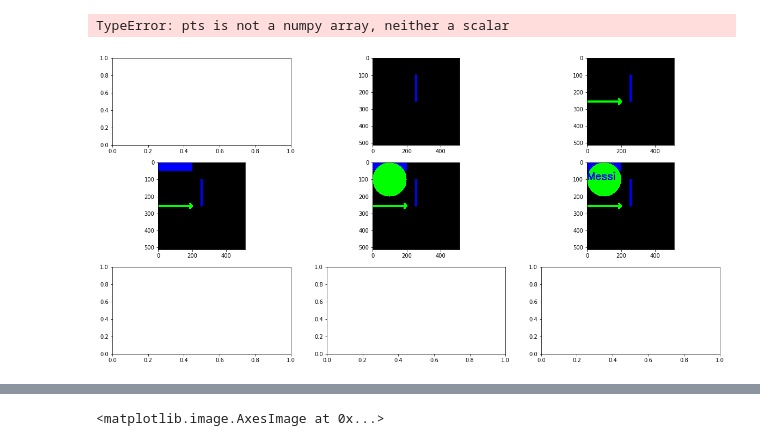
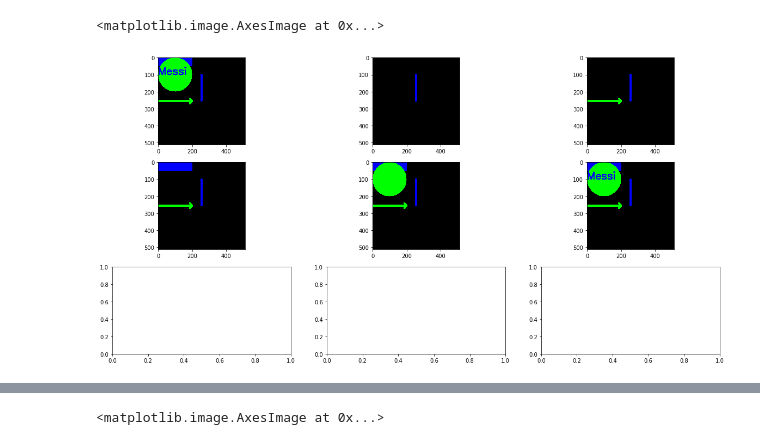
Before and after one commit to anishdass/CV, a Jupyter notebook: Notebooks/Drawing_Geometric_Shapes.ipynb, the cells around one changed output, grey strips where cells are left out. Saved outputs shown, nothing was run; the diff lists cells and outputs as text; code cells hidden in the pictures.

```diff
--- a/Notebooks/Drawing_Geometric_Shapes.ipynb
+++ b/Notebooks/Drawing_Geometric_Shapes.ipynb
@@ -6,39 +6,34 @@ import matplotlib.pyplot as plt
 # %%
 fig, axs = plt.subplots(3, 3, figsize = (20, 10))
 #img = cv2.imread('C:\\Users\\80SM01YGIH\\Anish\\CV101\\messi5 - Copy.jpg', -1)
 #img = cv2.cvtColor(img, cv2.COLOR_BGR2RGB)
 
 img = np.zeros([512, 512, 3], np.uint8)
 #Draw a straight line
 straight_line = cv2.line(img, (255, 255), (255, 100), (0, 0, 255), 10)
 axs[0][1].imshow(straight_line)
 
 #Draw an arrowed line
 arrowed_line = cv2.arrowedLine(img, (0, 255), (200, 255), (0, 255, 0), 10)
 axs[0][2].imshow(arrowed_line)
 
 #Draw a rectangle
 draw_rectangle = cv2.rectangle(img, (0, 0), (200, 50), (0, 0, 255), -1)
 axs[1][0].imshow(draw_rectangle)
 
 #Draw a circle
 draw_circle = cv2.circle(img, (100, 100), 100, (0, 255, 0), -1)
 axs[1][1].imshow(draw_circle)
 
 #Adding a text
 font = cv2.FONT_HERSHEY_SIMPLEX
 add_text = cv2.putText(img, 'Messi', (0, 100), font, 2, (0, 0, 255), 5, cv2.LINE_AA)
 axs[1][2].imshow(add_text)
 
-#Drawing a polynomial
-pts = [[1,100], [100,200], [200,150]]
-polygon = cv2.polylines(img, [pts], True, (200, 0, 0))
-axs[2][0].imshow(polygon)
-
 axs[0][0].imshow(img, cmap = 'gray')
 # %% [output]
-TypeError: pts is not a numpy array, neither a scalar
+<matplotlib.image.AxesImage at 0x...>
-[figure, old version]
+[figure, new version]
 # %%
 cv2.imshow('LinedImage', lined_image)
 cv2.waitKey(0)
```
Also changed, not shown: parts of 1 cell of this notebook, 10 other files.
